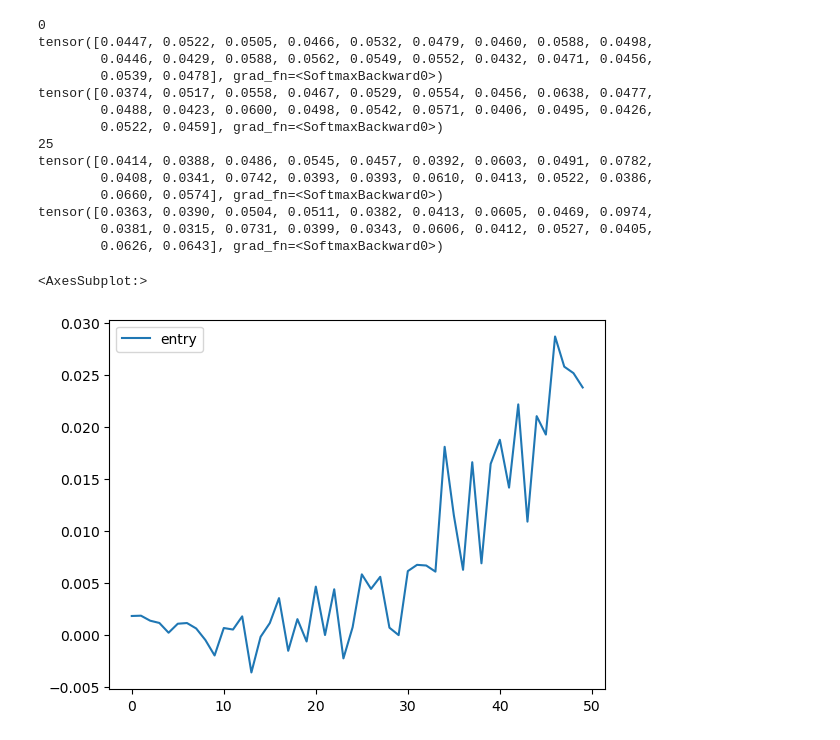
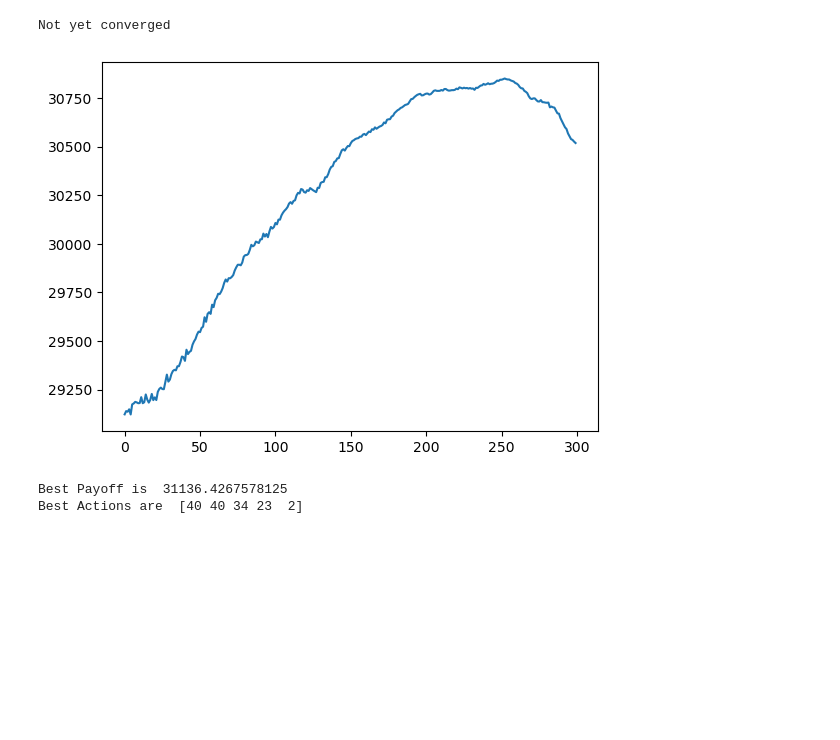
Before and after one commit to stengel/EquiLearn, a Jupyter notebook: learningAgents/src/LearningAgent_Simulations1.ipynb, the cells around one changed output. Saved outputs shown, nothing was run; the diff lists cells and outputs as text; code cells hidden in the pictures; blank space fills up the shorter version.

```diff
--- a/learningAgents/src/LearningAgent_Simulations1.ipynb
+++ b/learningAgents/src/LearningAgent_Simulations1.ipynb
@@ -17,18 +101,15 @@ algorithm = ReinforceAlgorithm(game, neuralNet, numberBatches=50, numberEpiPerBa
-# %%
-algorithm.solver()
-# %% [output]
-0
-tensor([0.0447, 0.0522, 0.0505, 0.0466, 0.0532, 0.0479, 0.0460, 0.0588, 0.0498,
-        0.0446, 0.0429, 0.0588, 0.0562, 0.0549, 0.0552, 0.0432, 0.0471, 0.0456,
-        0.0539, 0.0478], grad_fn=<SoftmaxBackward0>)
-tensor([0.0374, 0.0517, 0.0558, 0.0467, 0.0529, 0.0554, 0.0456, 0.0638, 0.0477,
-        0.0488, 0.0423, 0.0600, 0.0498, 0.0542, 0.0571, 0.0406, 0.0495, 0.0426,
-        0.0522, 0.0459], grad_fn=<SoftmaxBackward0>)
-25
-tensor([0.0414, 0.0388, 0.0486, 0.0545, 0.0457, 0.0392, 0.0603, 0.0491, 0.0782,
-        0.0408, 0.0341, 0.0742, 0.0393, 0.0393, 0.0610, 0.0413, 0.0522, 0.0386,
-        0.0660, 0.0574], grad_fn=<SoftmaxBackward0>)
-tensor([0.0363, 0.0390, 0.0504, 0.0511, 0.0382, 0.0413, 0.0605, 0.0469, 0.0974,
-        0.0381, 0.0315, 0.0731, 0.0399, 0.0343, 0.0606, 0.0412, 0.0527, 0.0405,
-        0.0626, 0.0643], grad_fn=<SoftmaxBackward0>)
+# %%
+if result[3] > 0.9:
+    print(result[1], result[2], result[3])
+else:
+    print("Not yet converged")
+plt.plot(result[0][0])
+plt.show()
+print("Best Payoff is ", result[5])
+print("Best Actions are ", result[4])
+# %% [output]
+Not yet converged
+[figure, added]
+Best Payoff is  31136.4267578125
+Best Actions are  [40 40 34 23  2]
 # %%
@@ -40,5 +120,0 @@ learning = pd.DataFrame(algorithm.returns.mean(axis = 0),columns=['entry'])
-# %%
-learning.plot()
-# %% [output]
-<AxesSubplot:>
-[figure, removed]
```
Also changed, not shown: parts of 11 cells of this notebook, 7 other files.
